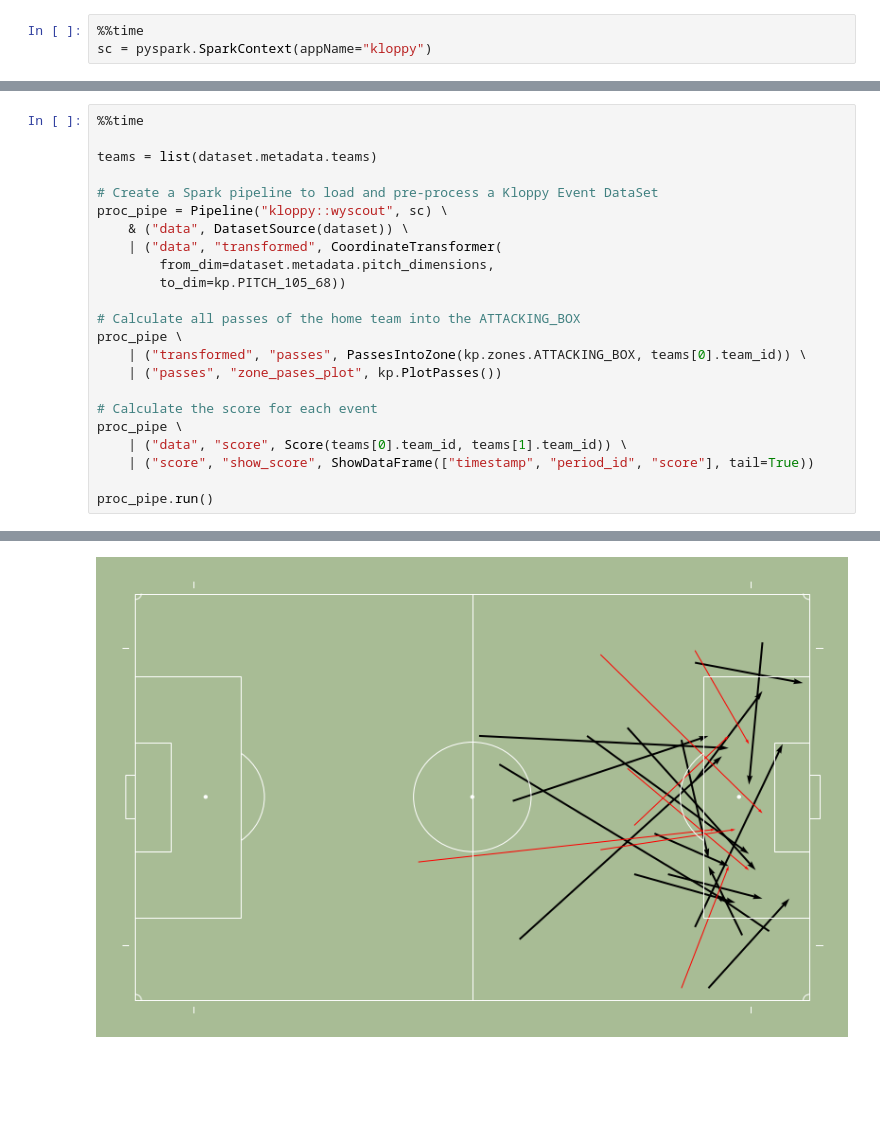
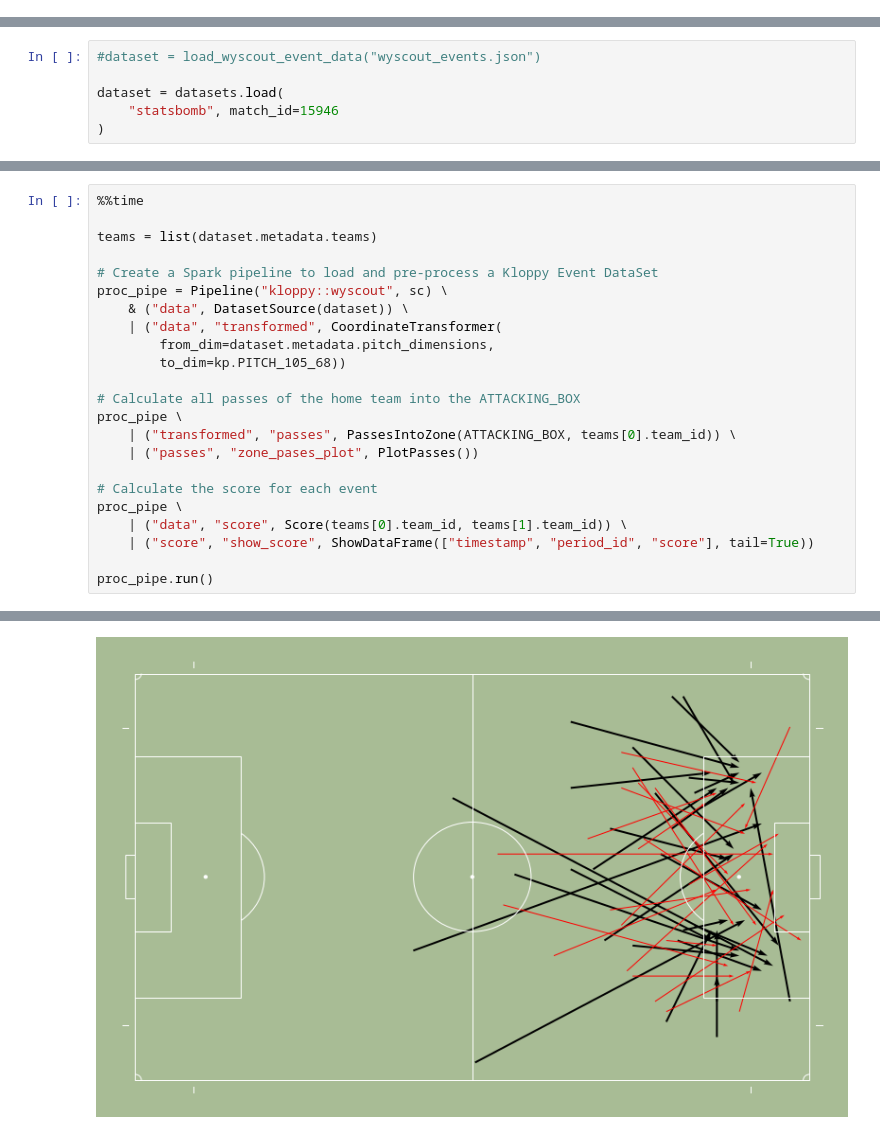
Before and after one commit to deepsports-io/kloppy-spark, a Jupyter notebook: examples/pyspark_kloppy.ipynb, the cells around one changed output, grey strips where cells are left out. Saved outputs shown, nothing was run; the diff lists cells and outputs as text; blank space fills up the shorter version.

```diff
--- a/examples/pyspark_kloppy.ipynb
+++ b/examples/pyspark_kloppy.ipynb
@@ -17,3 +18,0 @@ dataset = load_wyscout_event_data("wyscout_events.json")
-# %%
-%%time
-sc = pyspark.SparkContext(appName="kloppy")
@@ -22,0 +19,6 @@ Wall time: 5.64 s
+# %%
+#dataset = load_wyscout_event_data("wyscout_events.json")
+
+dataset = datasets.load(
+    "statsbomb", match_id=15946
+)
@@ -34,8 +334,8 @@ proc_pipe = Pipeline("kloppy::wyscout", sc) \
 
 # Calculate all passes of the home team into the ATTACKING_BOX
 proc_pipe \
-    | ("transformed", "passes", PassesIntoZone(kp.zones.ATTACKING_BOX, teams[0].team_id)) \
-    | ("passes", "zone_pases_plot", kp.PlotPasses())
+    | ("transformed", "passes", PassesIntoZone(ATTACKING_BOX, teams[0].team_id)) \
+    | ("passes", "zone_pases_plot", PlotPasses())
 
 # Calculate the score for each event
 proc_pipe \
@@ -64,4 +364,4 @@ Wall time: 11.7 s
-[figure, old version]
+[figure, new version]
 # %%
 %%time
 
```
Also changed, not shown: parts of 6 cells of this notebook, 5 other files.
